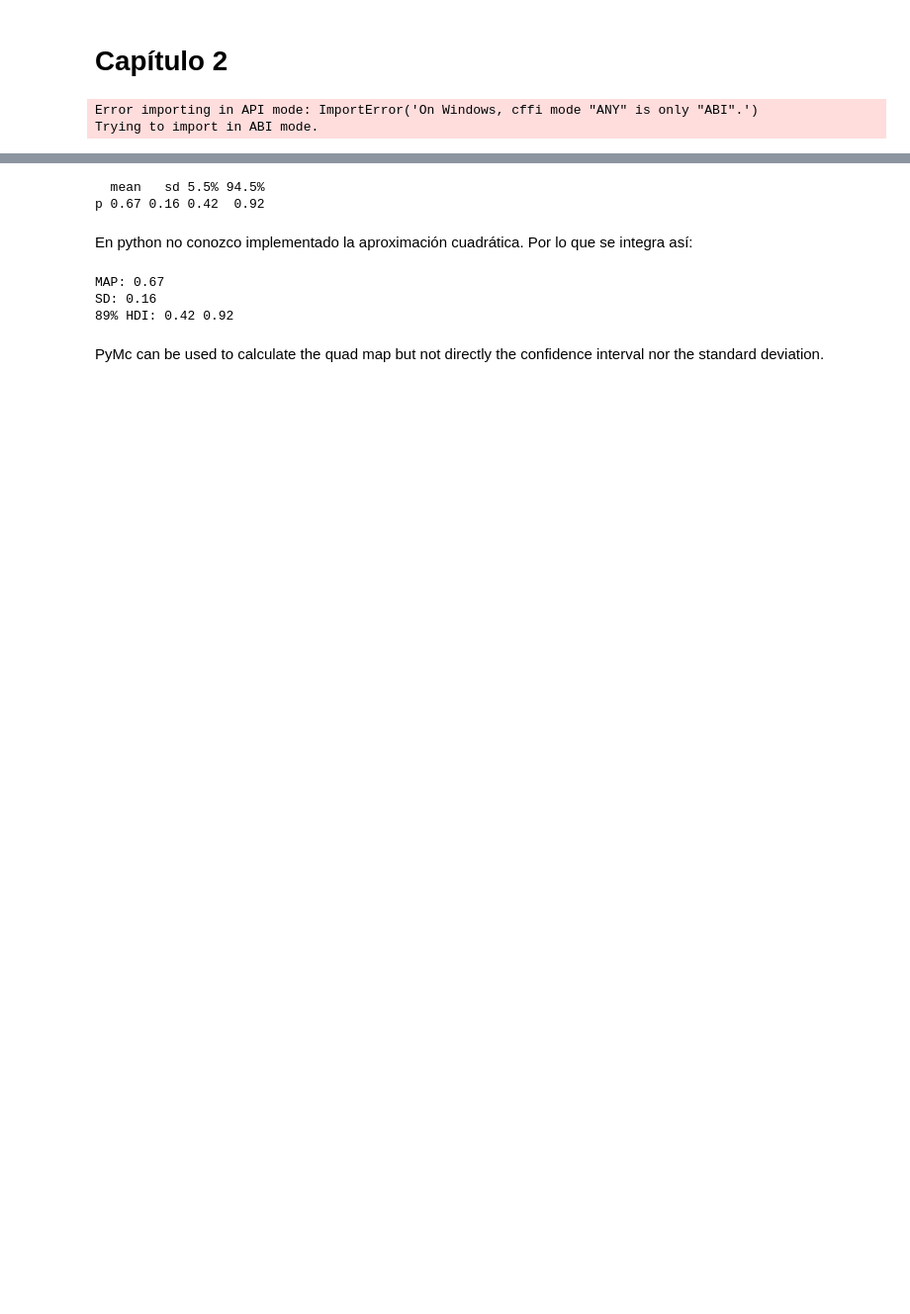
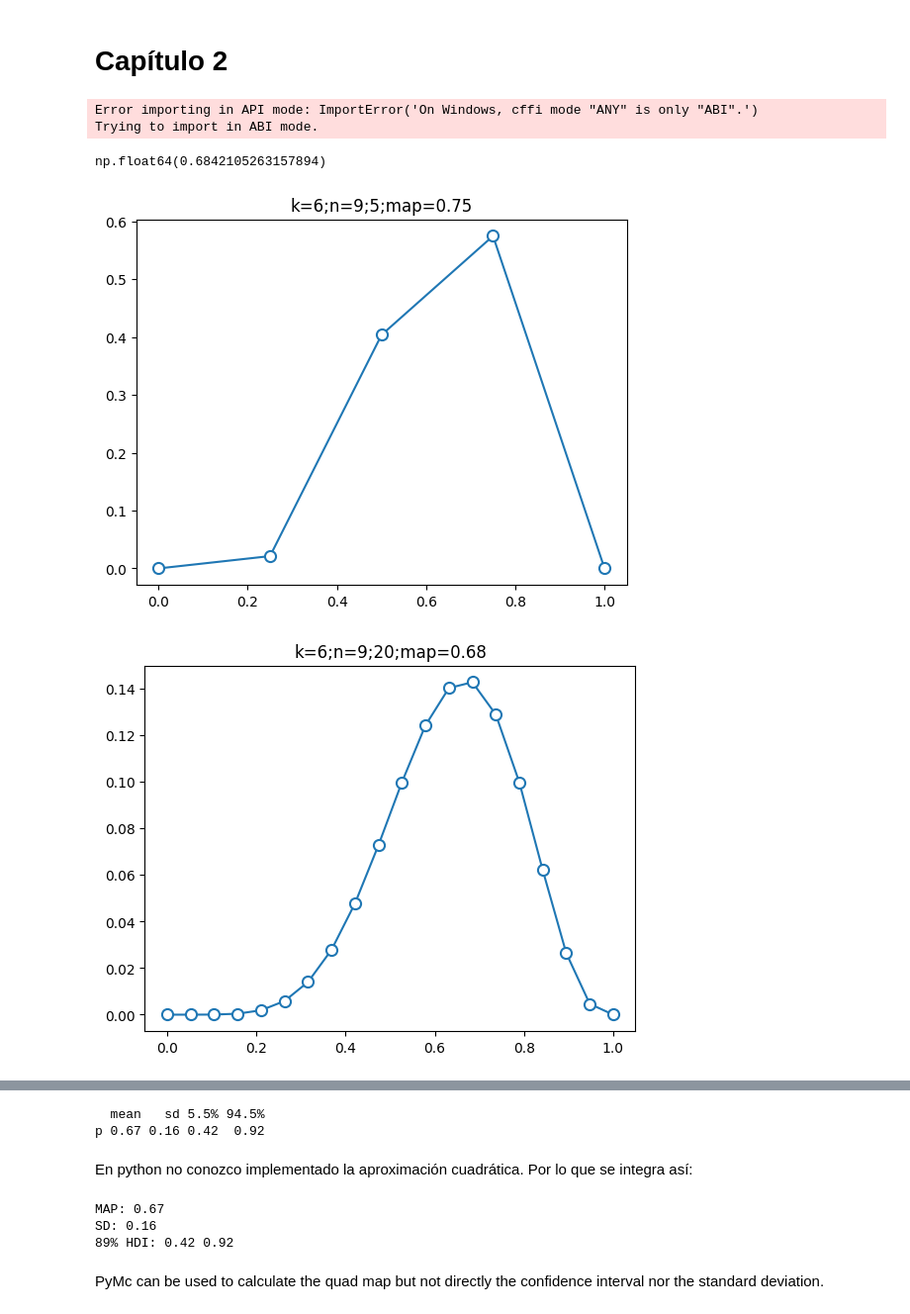
Before and after one commit to chrisdewa/christats, a Jupyter notebook: notebooks/rethinking/chap2.ipynb, the cells around one changed output, grey strips where cells are left out. Shown at 99% size. Saved outputs shown, nothing was run; the diff lists cells and outputs as text; code cells hidden in the pictures; blank space fills up the shorter version.

Commit message:
plots

```diff
--- a/notebooks/rethinking/chap2.ipynb
+++ b/notebooks/rethinking/chap2.ipynb
@@ -5,3 +5,38 @@
 # %% [output]
 Error importing in API mode: ImportError('On Windows, cffi mode "ANY" is only "ABI".')
 Trying to import in ABI mode.
+# %%
+# grid approximation
+import numpy as np
+import scipy.stats as stats
+import matplotlib.pyplot as plt
+
+def grid_approx(k, n, resolution=20, ax=None):
+    grid = np.linspace(0, 1, resolution)
+    prior = np.ones(resolution)
+    lk = stats.binom.pmf(k, n, grid)
+    unstd_post = lk * prior
+    post = unstd_post / sum(unstd_post)
+    mp = grid[post.argmax()]
+    if ax is None:
+        _, ax = plt.subplots()
+
+    ax.plot(
+        grid, post,
+        '-o',
+        markerfacecolor='white',
+        markersize=8,
+        markeredgewidth=1.5,
+        zorder=3,
+    )
+
+    ax.set_title(f'{k=};{n=};{resolution};map={mp:.2f}')
+    return mp
+
+
+grid_approx(6, 9, 5)
+grid_approx(6, 9, 20)
+# %% [output]
+np.float64(0.6842105263157894)
+[figure, added]
+[figure, added]
```
Also changed, not shown: parts of 2 cells of this notebook.
